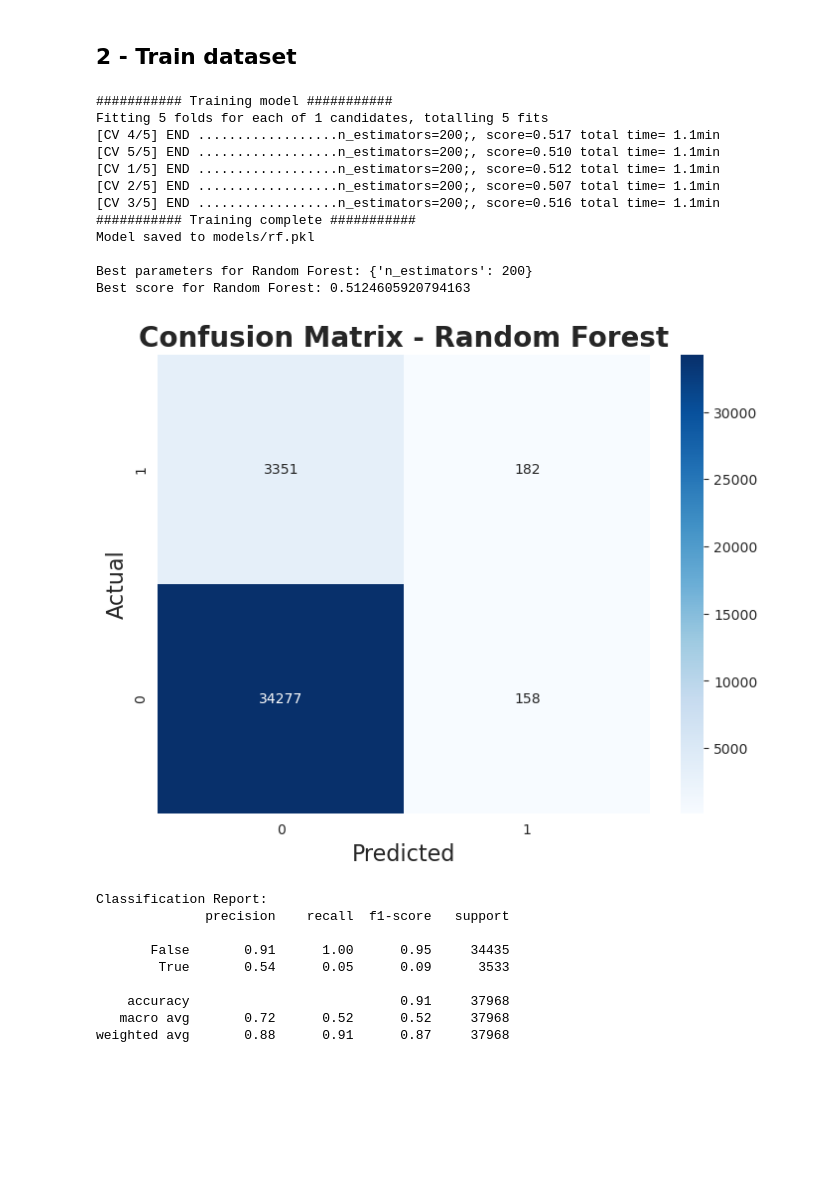
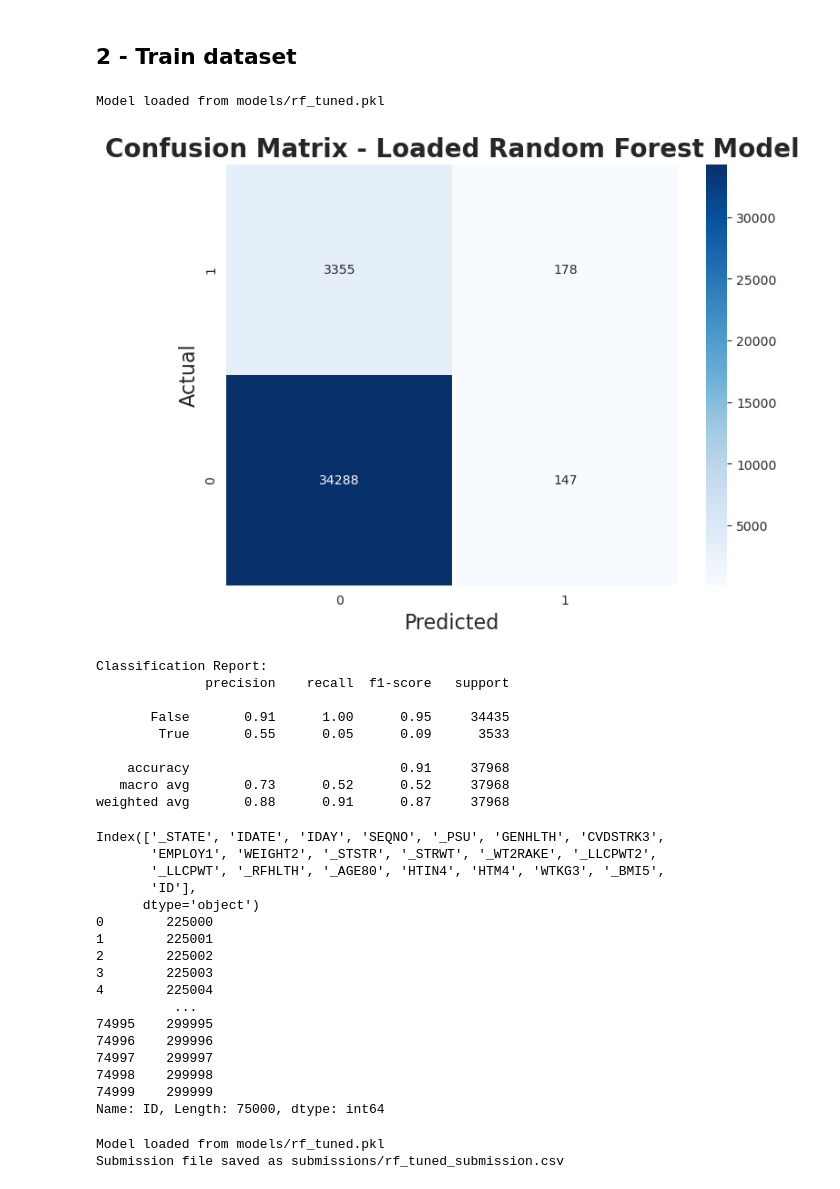
Before and after one commit to ali-hou-supaero/sdd-hackaton-25-heart-risk, a Jupyter notebook: ali.ipynb, the cells around one changed output. Saved outputs shown, nothing was run; the diff lists cells and outputs as text; code cells hidden in the pictures; blank space fills up the shorter version.

Commit message:
second model and submission code

```diff
--- a/ali.ipynb
+++ b/ali.ipynb
@@ -306,7 +312,7 @@ def performance_display(y_test, y_pred, title):
 # %% [markdown]
 ## 2 - Train dataset
 # %%
-X_train, X_test, y_train, y_test = train_test_split(X_important, y, test_size=0.2, random_state=42, stratify=y)
+X_train, X_val, y_train, y_val = train_test_split(X_important, y, test_size=0.2, random_state=42, stratify=y)
 # %%
 choice = input("Do you want to train the Random Forest model or load it? (type 'train' or 'load'): ").strip().lower()
 model_name = input("Enter Random Forest model filename to create or load (e.g., rf.pkl): ").strip()
@@ -321,14 +327,17 @@ if choice == 'train':
     # Define the parameter grid for Random Forest
     param_grid_rf = {
         # Number of trees in the forest. More trees = better generalization, but slower training.
-        # 'n_estimators': [100, 200, 500],
-        'n_estimators': [200],
+        'n_estimators': [500],
+        # 'n_estimators': [200],
+        # best : 500
 
         # Maximum depth of each tree. None means nodes are expanded until all leaves are pure. This impacts complexity and overfitting.
-        # 'max_depth': [None, 10, 30],
+        'max_depth': [None, 10, 30],
+        # best : None
 
         # Minimum number of samples required to be at a leaf node. Higher values reduce overfitting.
-        # 'min_samples_leaf': [1, 2, 4]
+        'min_samples_leaf': [1, 2, 4]
+        # best : 1
         }
 
     # Initialize the classifiers
@@ -336,57 +345,68 @@ if choice == 'train':
 
     # Initialize GridSearchCV for Random Forest
     grid_search_rf = GridSearchCV(estimator=rf, param_grid=param_grid_rf, cv=5, n_jobs=-1, verbose=3, scoring='f1_macro')
 
     # Perform grid search for Random Forest
     grid_search_rf.fit(X_train, y_train)
     print("########### Training complete ###########")
 
     # Save or overwrite
     joblib.dump(value=grid_search_rf.best_estimator_, filename=model_path)
     print(f"Model saved to {model_path}\n")
 
     print(f"Best parameters for Random Forest: {grid_search_rf.best_params_}")
     print(f"Best score for Random Forest: {grid_search_rf.best_score_}")
 
-    # Evaluate the best Random Forest model on the test set
+    # Evaluate the best Random Forest model on the validation set
     best_rf = grid_search_rf.best_estimator_
-    y_pred_rf = best_rf.predict(X_test)
+    y_pred_rf = best_rf.predict(X_val)
 
-    performance_display(y_test, y_pred_rf, "Random Forest")
+    performance_display(y_val, y_pred_rf, "Random Forest")
 
 
 elif choice == 'load':
     if os.path.exists(model_path):
         model = joblib.load(model_path)
         print(f"Model loaded from {model_path}")
-        y_pred_rf = model.predict(X_test)
-        performance_display(y_test, y_pred_rf, "Loaded Random Forest Model")
+        y_pred_rf = model.predict(X_val)
+        performance_display(y_val, y_pred_rf, "Loaded Random Forest Model")
 
     else:
         print(f"No model found at {model_path}. Please train it first.")
 
 else:
     print("Invalid choice. Please type 'train' or 'load'.")
 # %% [output]
-########### Training model ###########
-Fitting 5 folds for each of 1 candidates, totalling 5 fits
-[CV 4/5] END ..................n_estimators=200;, score=0.517 total time= 1.1min
-[CV 5/5] END ..................n_estimators=200;, score=0.510 total time= 1.1min
-[CV 1/5] END ..................n_estimators=200;, score=0.512 total time= 1.1min
-[CV 2/5] END ..................n_estimators=200;, score=0.507 total time= 1.1min
-[CV 3/5] END ..................n_estimators=200;, score=0.516 total time= 1.1min
-########### Training complete ###########
-Model saved to models/rf.pkl
-
-Best parameters for Random Forest: {'n_estimators': 200}
-Best score for Random Forest: 0.5124605920794163
+Model loaded from models/rf_tuned.pkl
-[figure, old version]
+[figure, new version]
 Classification Report:
               precision    recall  f1-score   support
 
        False       0.91      1.00      0.95     34435
-        True       0.54      0.05      0.09      3533
+        True       0.55      0.05      0.09      3533
 
     accuracy                           0.91     37968
-   macro avg       0.72      0.52      0.52     37968
+   macro avg       0.73      0.52      0.52     37968
 weighted avg       0.88      0.91      0.87     37968
+# %%
+# print X_test column ID
+print(X_test.columns)
+print(X_test['ID'])
+# %% [output]
+Index(['_STATE', 'IDATE', 'IDAY', 'SEQNO', '_PSU', 'GENHLTH', 'CVDSTRK3',
+       'EMPLOY1', 'WEIGHT2', '_STSTR', '_STRWT', '_WT2RAKE', '_LLCPWT2',
+       '_LLCPWT', '_RFHLTH', '_AGE80', 'HTIN4', 'HTM4', 'WTKG3', '_BMI5',
+       'ID'],
+      dtype='object')
+0        225000
+1        225001
+2        225002
+3        225003
+4        225004
+          ...
+74995    299995
+74996    299996
+74997    299997
+74998    299998
+74999    299999
+Name: ID, Length: 75000, dtype: int64
@@ -392,0 +435,5 @@ weighted avg       0.88      0.91      0.87     37968
+# %%
+create_submission_file(X_test, filename="rf_tuned_submission", model_name="rf_tuned.pkl")
+# %% [output]
+Model loaded from models/rf_tuned.pkl
+Submission file saved as submissions/rf_tuned_submission.csv
```
Also changed, not shown: parts of 4 cells of this notebook, 3 other files.
